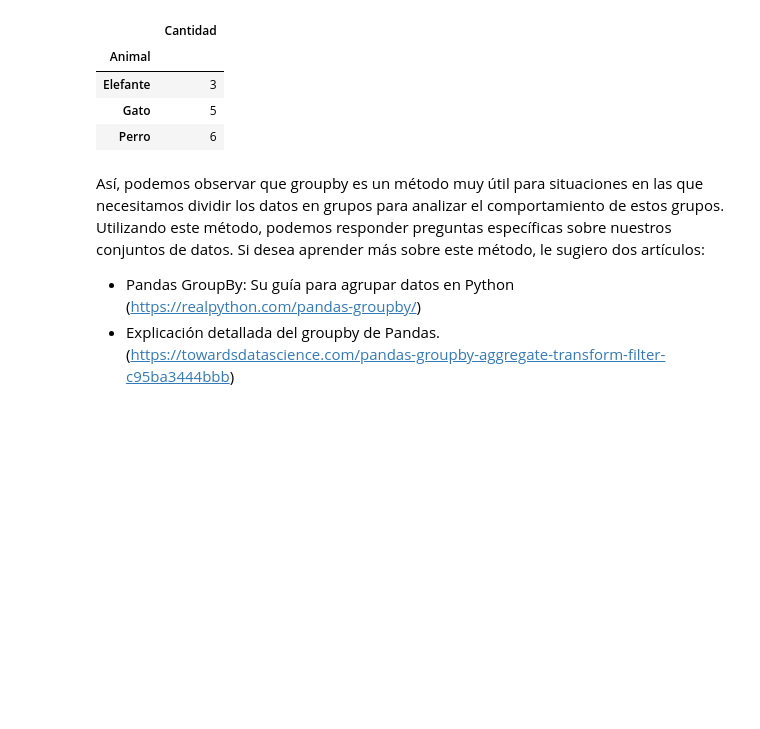
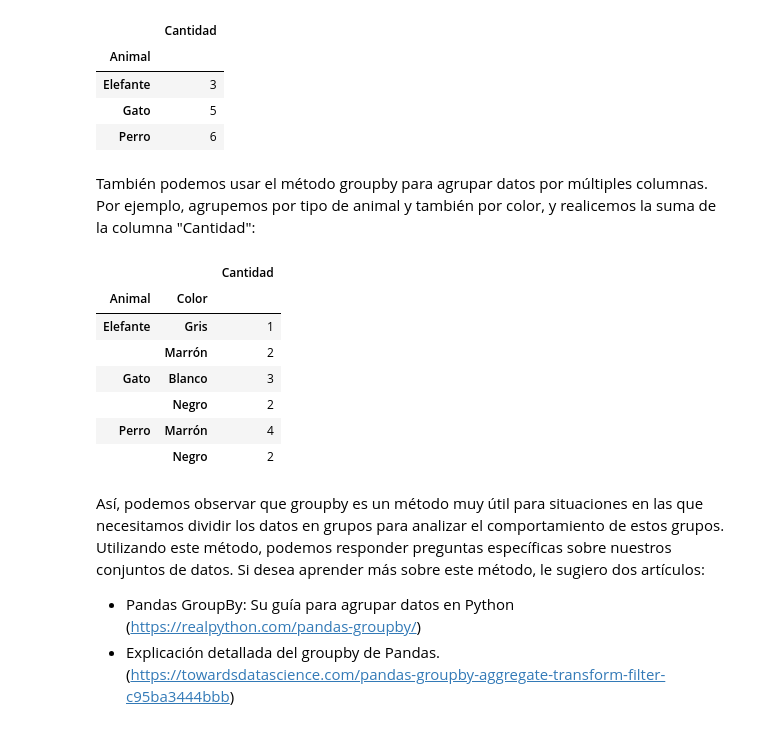
Before and after one commit to ollin02/Pandas, a Jupyter notebook: entendiendo_el_método_groupby.ipynb, the cells around one changed output. Saved outputs shown, nothing was run; the diff lists cells and outputs as text; code cells hidden in the pictures; blank space fills up the shorter version.

```diff
--- a/entendiendo_el_método_groupby.ipynb
+++ b/entendiendo_el_método_groupby.ipynb
@@ -43,6 +43,19 @@ df.groupby('Animal').sum(numeric_only=True)
 | Elefante | 3 |
 | Gato | 5 |
 | Perro | 6 |
+# %% [markdown]
+También podemos usar el método groupby para agrupar datos por múltiples columnas. Por ejemplo, agrupemos por tipo de animal y también por color, y realicemos la suma de la columna "Cantidad":
+# %%
+df.groupby(['Animal', 'Color'])[['Cantidad']].sum()
+# %% [output]
+|  |  | Cantidad |
+| Animal | Color |  |
+| Elefante | Gris | 1 |
+|  | Marrón | 2 |
+| Gato | Blanco | 3 |
+|  | Negro | 2 |
+| Perro | Marrón | 4 |
+|  | Negro | 2 |
 # %% [markdown]
 Así, podemos observar que groupby es un método muy útil para situaciones en las que necesitamos dividir los datos en grupos para analizar el comportamiento de estos grupos. Utilizando este método, podemos responder preguntas específicas sobre nuestros conjuntos de datos. Si desea aprender más sobre este método, le sugiero dos artículos:
 
```
